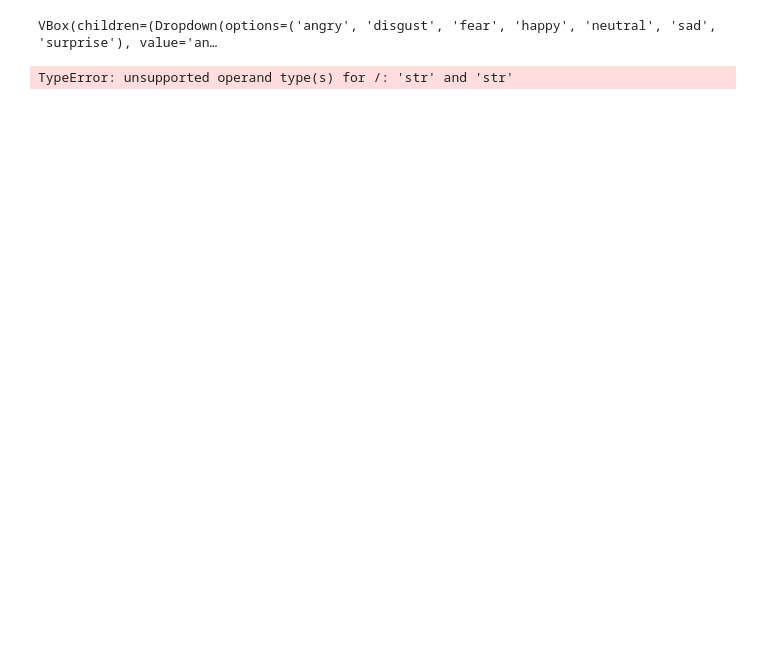
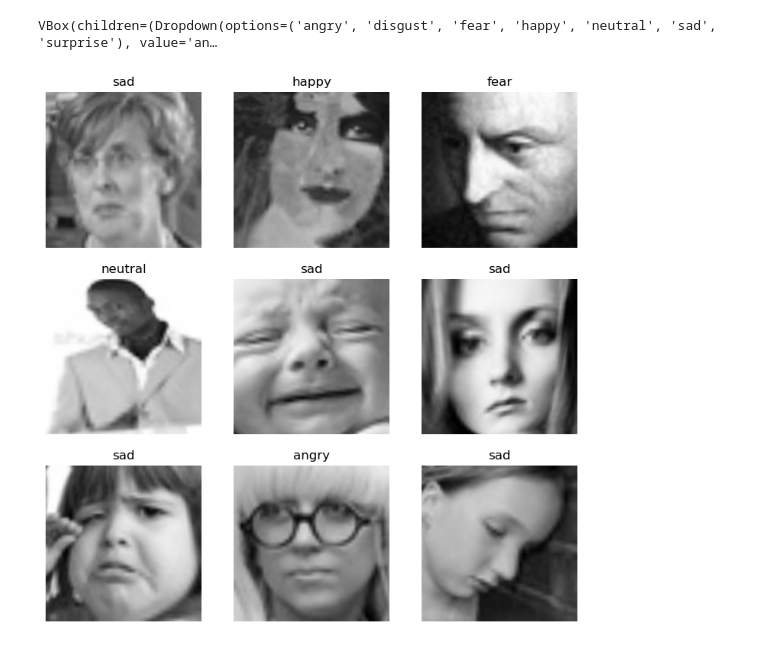
Before and after one commit to arielbk/facial-expressions, a Jupyter notebook: facial-recognition.ipynb, the cells around one changed output. Saved outputs shown, nothing was run; the diff lists cells and outputs as text; code cells hidden in the pictures; blank space fills up the shorter version.

```diff
--- a/facial-recognition.ipynb
+++ b/facial-recognition.ipynb
@@ -82,8 +87,15 @@ cleaner
 [interactive output not drawn]
 VBox(children=(Dropdown(options=('angry', 'disgust', 'fear', 'happy', 'neutral', 'sad', 'surprise'), value='an…
 # %%
-for idx in cleaner.delete(): cleaner.fns[idx].unlink()
-#! model is in a read-only directory on kaggle
-# for idx, cat in cleaner.change(): shutil.move(str(cleaner.fns[idx]), path/cat)
+# Deleting Unwanted Images
+for idx in cleaner.delete():
+    if cleaner.fns[idx].exists(): cleaner.fns[idx].unlink()
+
+# Moving (or Re-categorizing) Images
+for idx, cat in cleaner.change(): shutil.move(str(cleaner.fns[idx]), data_dir + '/' + cat)
-# %% [output]
-TypeError: unsupported operand type(s) for /: 'str' and 'str'
+# %%
+faces = ImageDataLoaders.from_folder(data_dir, train="train", valid_pct=0.2, item_tfms=Resize(224), batch_tfms=aug_transforms(size=224))
+
+faces.show_batch()
+# %% [output]
+[figure, added]
```
Also changed, not shown: parts of 16 cells of this notebook.
